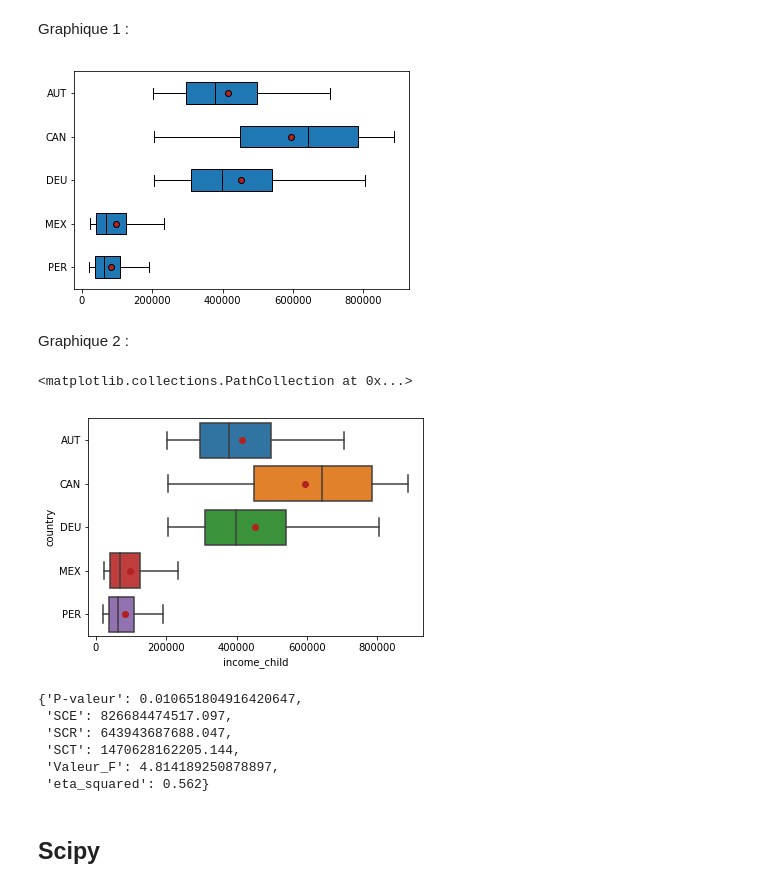
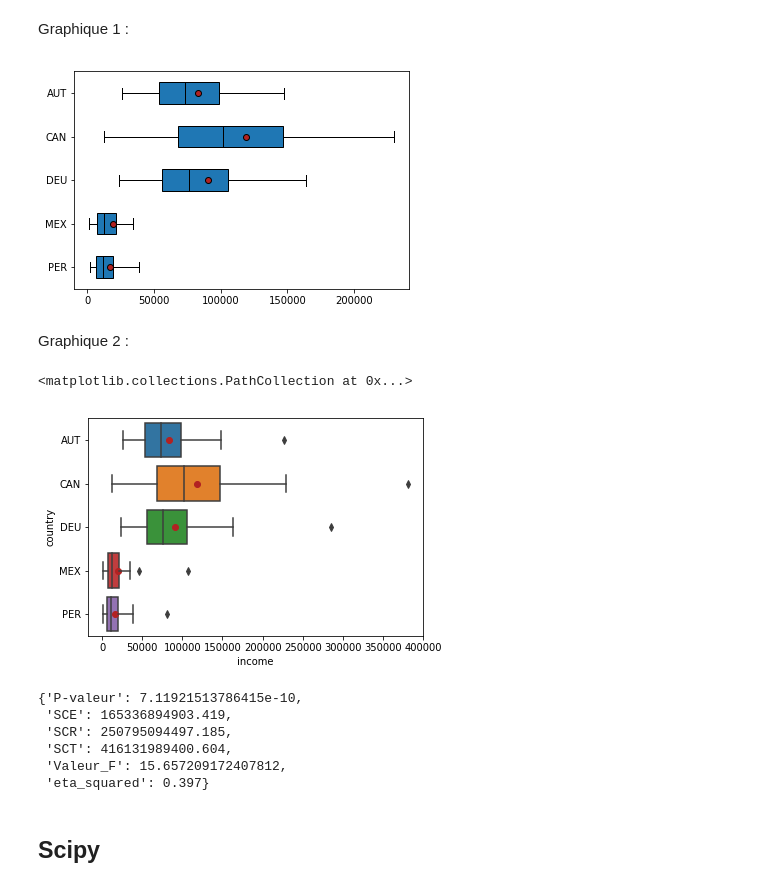
Before and after one commit to Silvock/project_7_income_predict, a Jupyter notebook: notebook/Exercice.ipynb, the cells around one changed output. Drawn from its saved outputs; the diff is of its cells as text; code cells hidden in the pictures.

Commit message:
essai graphique modelisations

```diff
--- a/notebook/Exercice.ipynb
+++ b/notebook/Exercice.ipynb
@@ -1112,7 +981,9 @@ salaire_moyen_2008 = [ech_quart_peru['income_child'].mean(),ech_quart_mexico['in
+# %%
+salaire_moyen_2008_20 = [echantillon_peru['income'].mean(),echantillon_mexico['income'].mean(),echantillon_germany['income'].mean(),echantillon_canada['income'].mean(),echantillon_austria['income'].mean()]
 # %%
 donnees_20_qtiles = pd.concat([echantillon_peru,echantillon_mexico,echantillon_germany,echantillon_canada,echantillon_austria],ignore_index=True)
 donnees_20_qtiles['indice_gini'] = np.repeat(np.array([48.45,48.23 ,33.29, 33.90,30.45]), 20)
-donnees_20_qtiles['salaire_moyen_pays_2008'] = np.repeat(np.array(salaire_moyen_2008), 20)
+donnees_20_qtiles['salaire_moyen_pays_2008'] = np.repeat(np.array(salaire_moyen_2008_20), 20)
 # %%
 donnees_20_qtiles
 # %% [output]
@@ -1155,12 +1028,12 @@ donnees_quartiles.head()
 Graphique 1 :
 # %%
 X = 'country'
-Y = 'income_child'
+Y = 'income'
 # %%
-modalites = donnees_quartiles[X].unique()
+modalites = donnees_20_qtiles[X].unique()
 groupes = []
 for m in modalites:
-    groupes.append(donnees_quartiles[donnees_quartiles[X]==m][Y])
+    groupes.append(donnees_20_qtiles[donnees_20_qtiles[X]==m][Y])
 
 
 # Propriétés graphiques (pas très importantes)
@@ -1170,26 +1043,26 @@ meanprops = {'marker':'o', 'markeredgecolor':'black','markerfacecolor':'firebric
 plt.boxplot(groupes, labels=modalites, showfliers=False, medianprops=medianprops,vert=False, patch_artist=True, showmeans=True, meanprops=meanprops)
 plt.show()
 # %% [output]
-[figure, old version]
+[figure, new version]
 # %% [markdown]
 Graphique 2 :
 # %%
-moyennes = donnees_quartiles.groupby(X).mean().reset_index()
+moyennes = donnees_20_qtiles.groupby(X).mean().reset_index()
 # %%
-sns.boxplot(y=X,x=Y,data=donnees_quartiles,order=moyennes[X])
+sns.boxplot(y=X,x=Y,data=donnees_20_qtiles,order=moyennes[X])
 plt.scatter(y=moyennes[X],x=moyennes[Y].values,color='firebrick')
 # %% [output]
 <matplotlib.collections.PathCollection at 0x...>
-[figure, old version]
+[figure, new version]
 # %%
-calc_anova(X,Y,donnees_quartiles)
+calc_anova(X,Y,donnees_20_qtiles)
 # %% [output]
-{'P-valeur': 0.010651804916420647,
- 'SCE': 826684474517.097,
- 'SCR': 643943687688.047,
- 'SCT': 1470628162205.144,
- 'Valeur_F': 4.814189250878897,
- 'eta_squared': 0.562}
+{'P-valeur': 7.11921513786415e-10,
+ 'SCE': 165336894903.419,
+ 'SCR': 250795094497.185,
+ 'SCT': 416131989400.604,
+ 'Valeur_F': 15.657209172407812,
+ 'eta_squared': 0.397}
 # %% [markdown]
 ## Scipy
 # %% [markdown]
```
Also changed, not shown: parts of 111 cells of this notebook.
